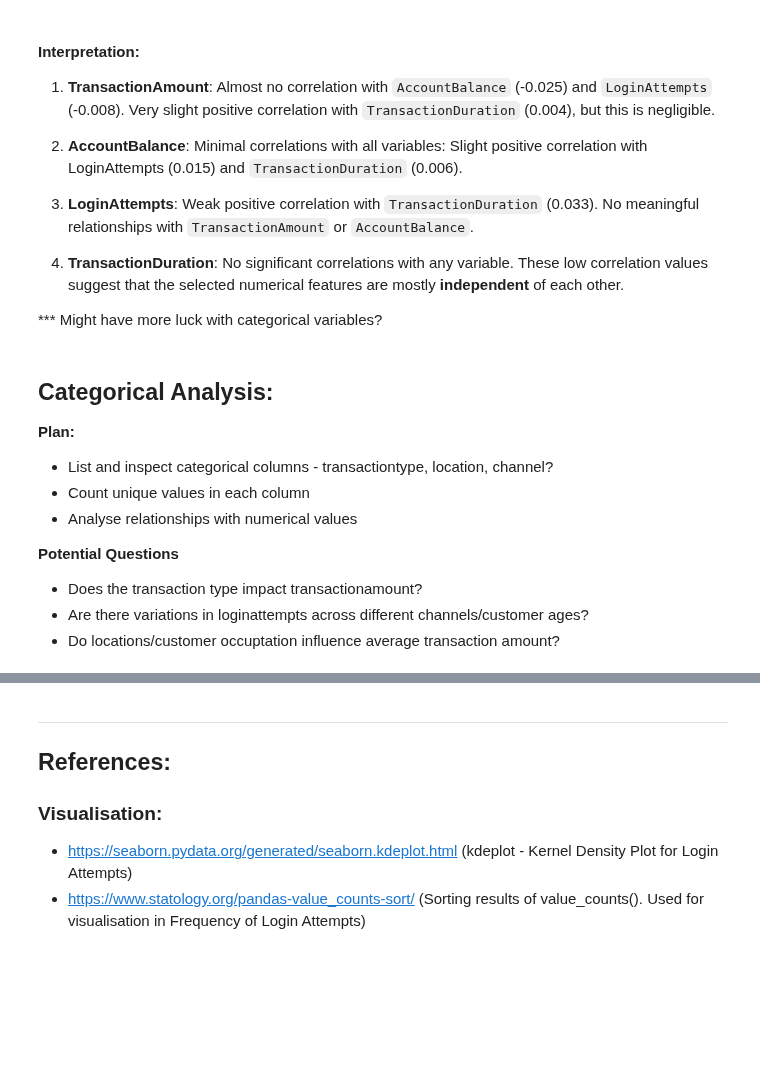
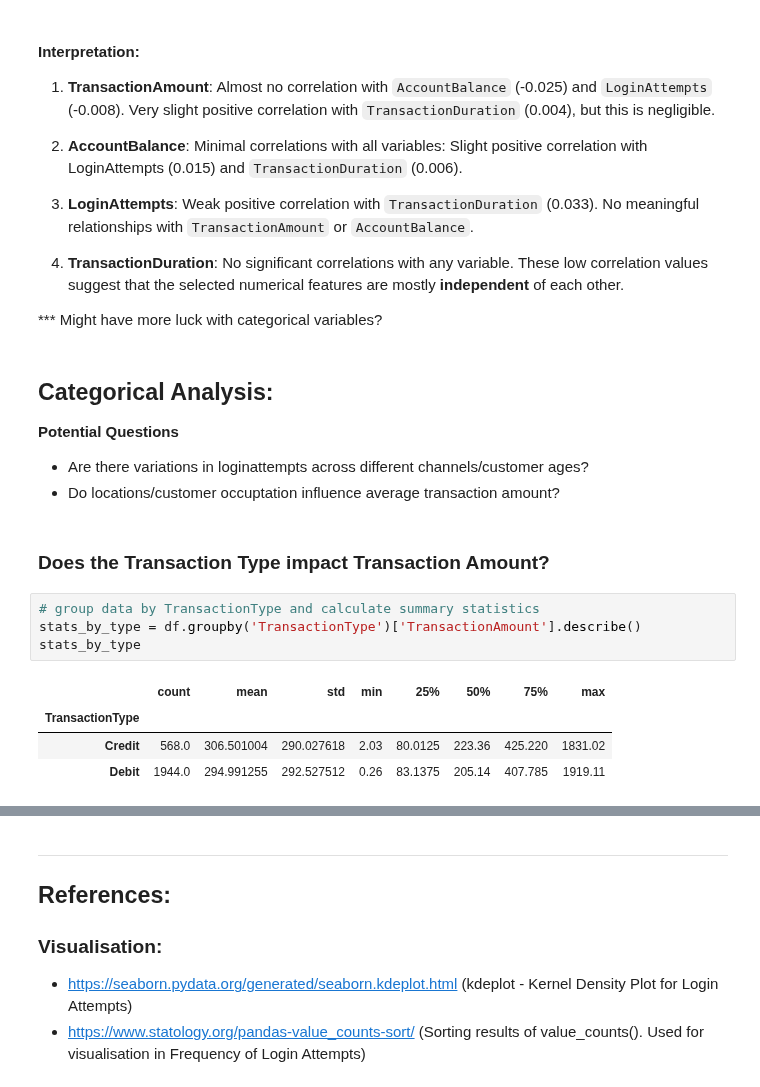
Before and after one commit to briannemcgrath/PFDA, a Jupyter notebook: project/project.ipynb, the cells around one changed output, grey strips where cells are left out. Drawn from its saved outputs; the diff is of its cells as text; blank space fills up the shorter version.

```diff
--- a/project/project.ipynb
+++ b/project/project.ipynb
@@ -282,12 +282,17 @@ No significant correlations with any variable. These low correlation values sugg
 # %% [markdown]
 ## **Categorical Analysis:**
 
-**Plan:**
-- List and inspect categorical columns - transactiontype, location, channel?
-- Count unique values in each column
-- Analyse relationships with numerical values
-
 **Potential Questions**
-- Does the transaction type impact transactionamount?
 - Are there variations in loginattempts across different channels/customer ages?
 - Do locations/customer occuptation influence average transaction amount?
+# %% [markdown]
+### **Does the Transaction Type impact Transaction Amount?**
+# %%
+# group data by TransactionType and calculate summary statistics
+stats_by_type = df.groupby('TransactionType')['TransactionAmount'].describe()
+stats_by_type
+# %% [output]
+|  | count | mean | std | min | 25% | 50% | 75% | max |
+| TransactionType |  |  |  |  |  |  |  |  |
+| Credit | 568.0 | 306.501004 | 290.027618 | 2.03 | 80.0125 | 223.36 | 425.220 | 1831.02 |
+| Debit | 1944.0 | 294.991255 | 292.527512 | 0.26 | 83.1375 | 205.14 | 407.785 | 1919.11 |
```
Also changed, not shown: parts of 4 cells of this notebook.
